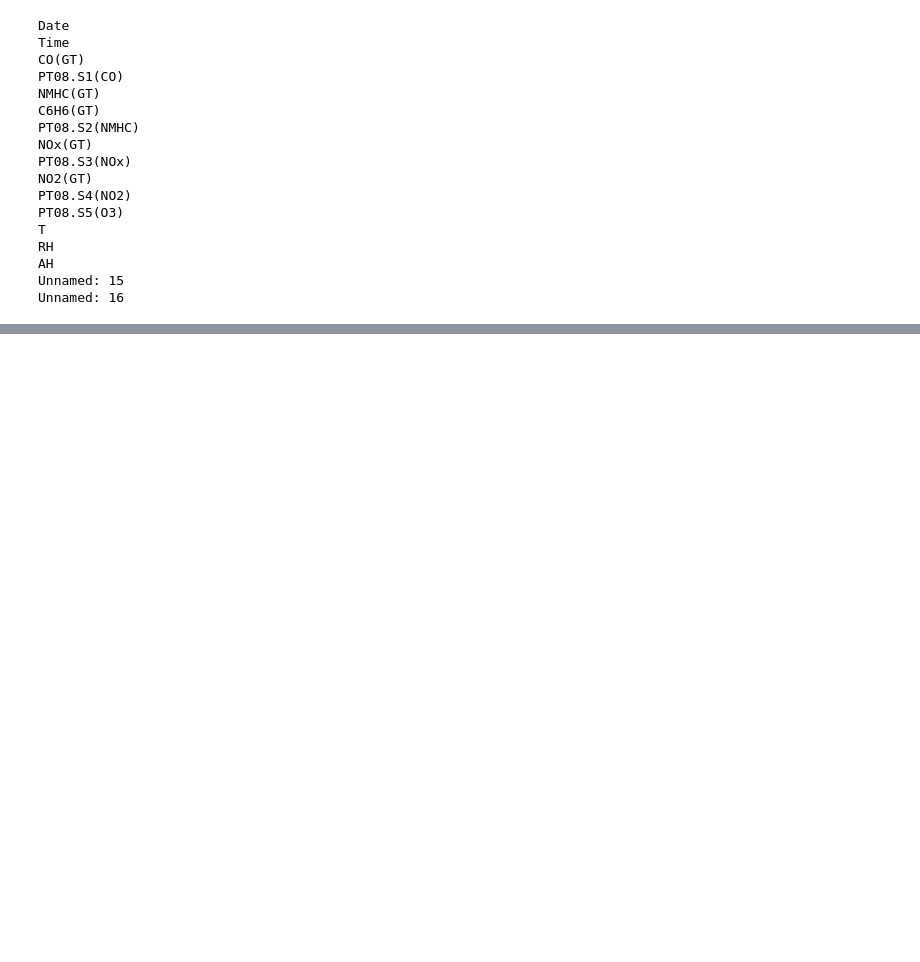
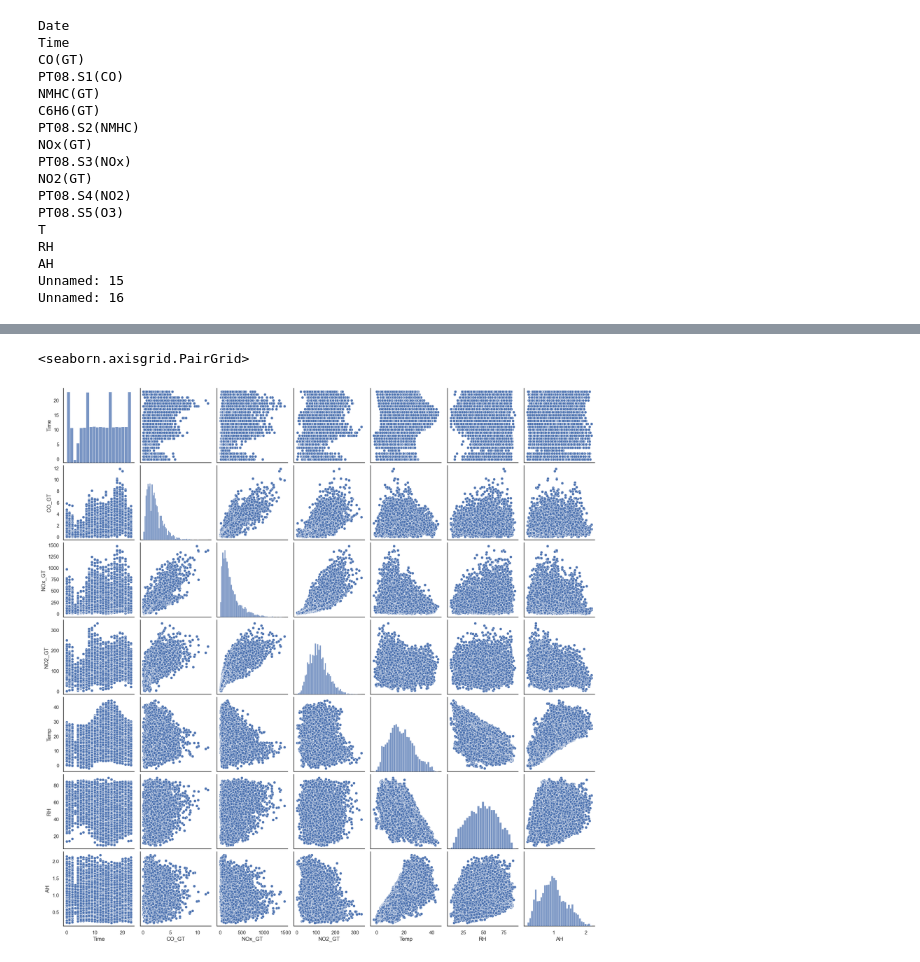
Before and after one commit to ubco-W2022T2-data301/project-group-group59, a Jupyter notebook: analysis/analysis1.ipynb, the cells around one changed output, grey strips where cells are left out. Saved outputs shown, nothing was run; the diff lists cells and outputs as text; code cells hidden in the pictures; blank space fills up the shorter version.

```diff
--- a/analysis/analysis1.ipynb
+++ b/analysis/analysis1.ipynb
@@ -140,0 +268,5 @@ df
+# %%
+sns.pairplot(df_cleaned)
+# %% [output]
+<seaborn.axisgrid.PairGrid>
+[figure, added]
```
Also changed, not shown: parts of 19 cells of this notebook, 1 other file.
